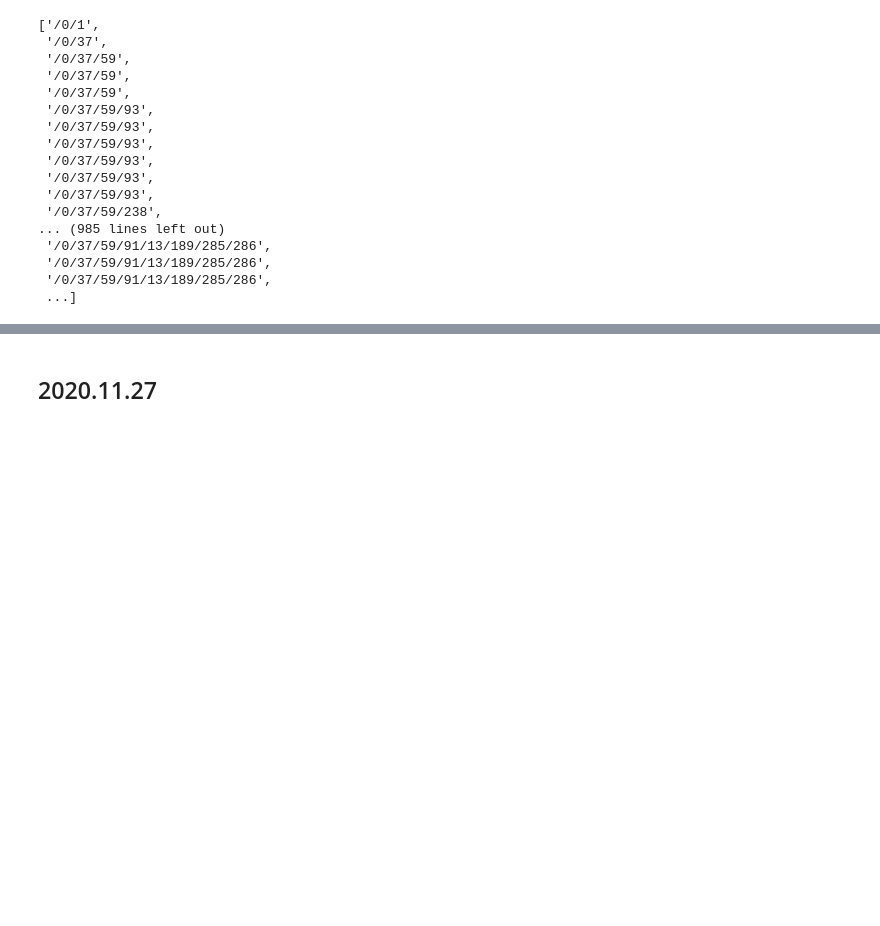
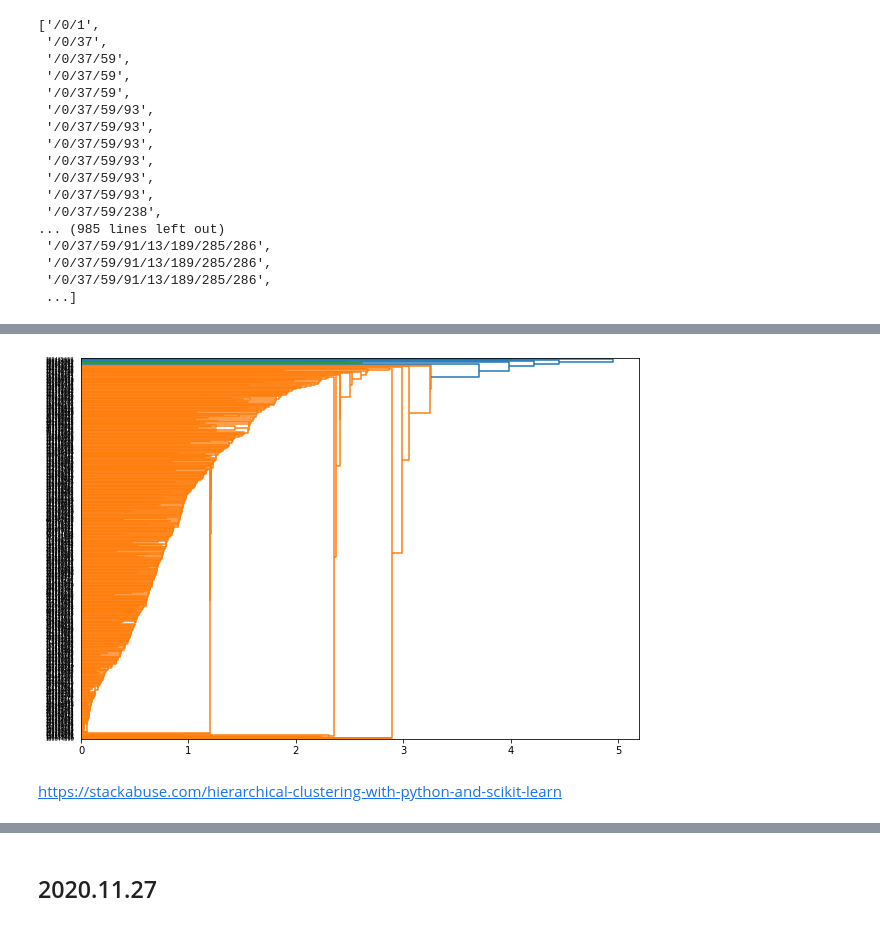
Before and after one commit to emilyjanedennis/PRA, a Jupyter notebook: notebooks/misc/allen_experiment_import.ipynb, the cells around one changed output, grey strips where cells are left out. Cells and saved outputs as stored; diff of their text form; code cells hidden in the pictures; blank space fills up the shorter version.

```diff
--- a/notebooks/misc/allen_experiment_import.ipynb
+++ b/notebooks/misc/allen_experiment_import.ipynb
@@ -317,0 +330,4 @@ plt.show()
+# %%
+test=(np.nan_to_num(matrix))
+# %%
+linked=linkage(test,'single')
@@ -317,0 +344,11 @@ plt.show()
+# %%
+plt.figure(figsize=(10,7))
+dendrogram(linked,
+          orientation='right',
+          labels=row_labels,
+          distance_sort='descending')
+plt.show()
+# %% [output]
+[figure, added]
+# %% [markdown]
+https://stackabuse.com/hierarchical-clustering-with-python-and-scikit-learn
```
Also changed, not shown: parts of 28 cells of this notebook, 1 other file.
